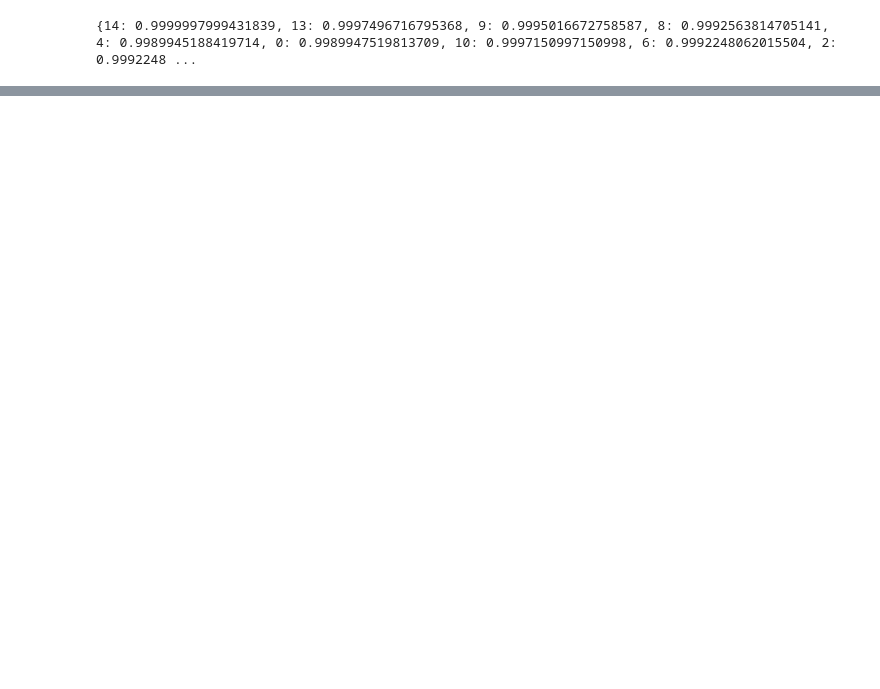
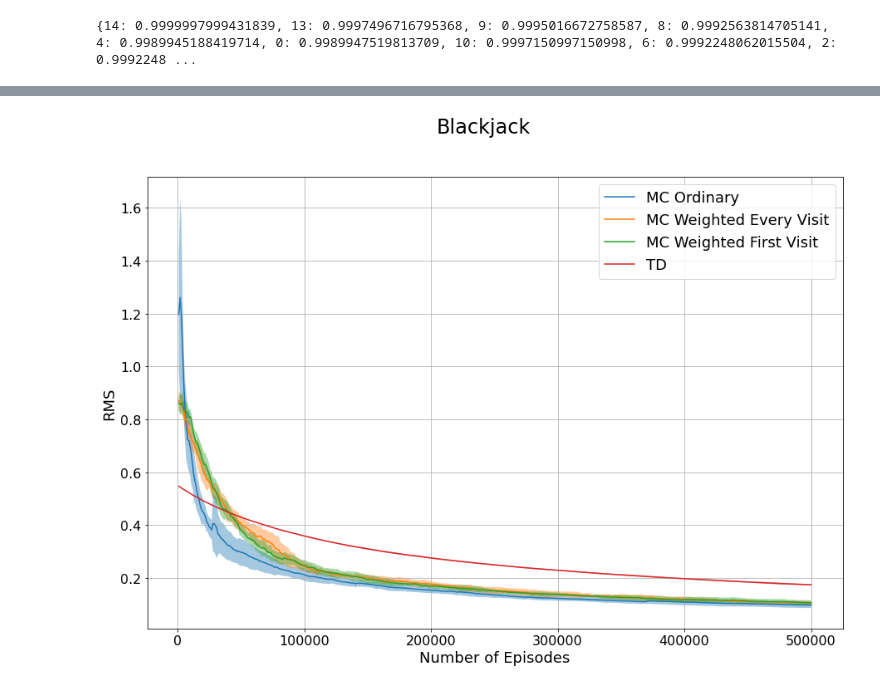
Before and after one commit to gersonfoks/rl2020-project, a Jupyter notebook: Plots.ipynb, the cells around one changed output, grey strips where cells are left out. Drawn from its saved outputs; the diff is of its cells as text; code cells hidden in the pictures; blank space fills up the shorter version.

```diff
--- a/Plots.ipynb
+++ b/Plots.ipynb
@@ -75,7 +75,9 @@ make_plots(names,labels,title, baseline)
 # %%
-names = ["./bj/mc_ordinary_bj_", "./bj/mc_weighted_bj_","./bj/td_bj_"]
-labels = ["MC Ordinary", "MC Weighted", "TD"]
+names = ["./bj/mc_ordinary_bj_", "./bj/mc_weighted_bj_", "./bj/mc_weighted_first_bj_", "./bj/td_bj_"]
+labels = ["MC Ordinary", "MC Weighted Every Visit", "MC Weighted First Visit", "TD"]
 title = "Blackjack"
 
 make_plots(names,labels,title, get_baseline("./bj/mc_bj_"))
+# %% [output]
+[figure, added]
 # %%
```
Also changed, not shown: parts of 2 cells of this notebook, 5 other files.
